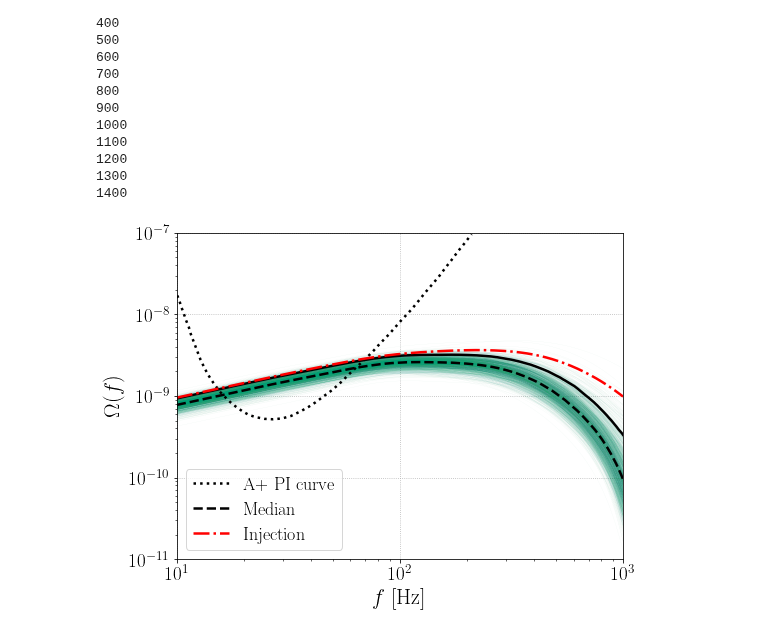
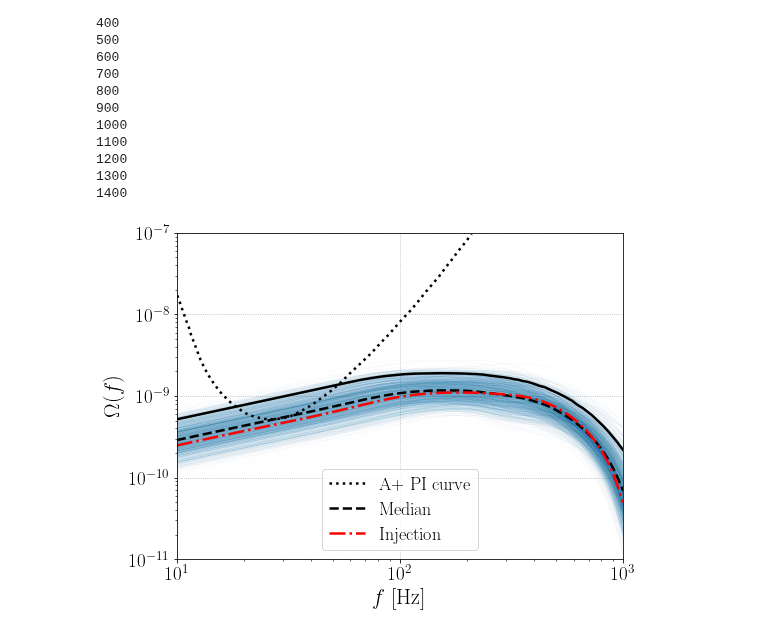
Before and after one commit to kevinturbang/bbh_gwb_time_delay_inference, a Jupyter notebook: figures/reproduce_figure_6.ipynb, the cells around one changed output. Cells and saved outputs as stored; diff of their text form; code cells hidden in the pictures.

```diff
--- a/figures/reproduce_figure_6.ipynb
+++ b/figures/reproduce_figure_6.ipynb
@@ -107,10 +113,10 @@ R_inj_det = R20_det*merger_rate_tmp/rate_02_tmp
 # %%
 for ii in range(nTraces):
-    plt.plot(zs,p_z_CBC_GWB_MD_O5_detectable[ii], rasterized=True, color=my_palette[2],lw=0.15,alpha=0.1)
-plt.plot(grid,np.quantile(p_z_CBC_GWB_MD_O5_detectable,0.05,axis=0), rasterized=True, color='k', lw=2.5, alpha=1)
-plt.plot(grid,np.quantile(p_z_CBC_GWB_MD_O5_detectable,0.95,axis=0), rasterized=True, color='k',lw=2.5, alpha=1)
-plt.plot(grid,np.median(p_z_CBC_GWB_MD_O5_detectable,axis=0), rasterized=True, color='k', ls='dashed', lw=2.5, alpha=1, label="Median")
-plt.plot(grid,R_inj_det, rasterized=True, color='r', ls='dashdot', lw=2.5, alpha=1, label="Injection")
+    plt.plot(zs,p_z_CBC_GWB_MD_O5_undetectable[ii], rasterized=True, color=my_palette[0],lw=0.15,alpha=0.1)
+plt.plot(grid,np.quantile(p_z_CBC_GWB_MD_O5_undetectable,0.05,axis=0), rasterized=True, color='k', lw=2.5, alpha=1)
+plt.plot(grid,np.quantile(p_z_CBC_GWB_MD_O5_undetectable,0.95,axis=0), rasterized=True, color='k',lw=2.5, alpha=1)
+plt.plot(grid,np.median(p_z_CBC_GWB_MD_O5_undetectable,axis=0), rasterized=True, color='k', ls='dashed', lw=2.5, alpha=1, label="Median")
+plt.plot(grid,R_inj_undet, rasterized=True, color='r', ls='dashdot', lw=2.5, alpha=1, label="Injection")
 plt.yscale("log")
 plt.xlabel("Redshift $z$", fontsize=22)
 plt.xlim(0,10)
@@ -120,5 +126,5 @@ plt.legend(fontsize = 18)
 plt.xticks(fontsize=19)
 plt.yticks(fontsize=19)
 plt.grid(visible=True, ls='dotted')
-plt.savefig("RateO5detectable.pdf",dpi=500,bbox_inches='tight')
+plt.savefig("RateO5undetectable.pdf",dpi=500,bbox_inches='tight')
 # %% [output]
@@ -137,17 +145,17 @@ freqs = np.arange(10,1000,1)
 # %%
-omega_array_det_MD = np.zeros(nTraces, dtype=np.ndarray)
+omega_array_undet_MD = np.zeros(nTraces, dtype=np.ndarray)
 for ii,ind in enumerate(random_indices):
     if ii%100==0:
         print(ii)
-    kappa = data_CBC_GWB_detectable_O5['posterior/kappa'][()][ii]
-    Zmax = data_CBC_GWB_detectable_O5['posterior/Zmax'][()][ii]
-    logRref = np.log10(data_CBC_GWB_detectable_O5['posterior/R_ref'][()][ii])
-    td_min = data_CBC_GWB_detectable_O5['posterior/td_min'][()][ii]
+    kappa = data_CBC_GWB_undetectable_O5['posterior/kappa'][()][mask_td_min_CBC_GWB_undetectable_O5][ii]
+    Zmax = data_CBC_GWB_undetectable_O5['posterior/Zmax'][()][mask_td_min_CBC_GWB_undetectable_O5][ii]
+    logRref = np.log10(data_CBC_GWB_undetectable_O5['posterior/R_ref'][()][mask_td_min_CBC_GWB_undetectable_O5][ii])
+    td_min = data_CBC_GWB_undetectable_O5['posterior/td_min'][()][mask_td_min_CBC_GWB_undetectable_O5][ii]
     merger_rate_tmp, rate_02_tmp = R_norm_MD(grid, Zmax, kappa, td_min)
     rate_tmp = jnp.interp(all_zs, zs, merger_rate_tmp)
-    omg.setProbs_plPeak(data_CBC_GWB_detectable_O5['posterior/mMin'][()][ii],data_CBC_GWB_detectable_O5['posterior/mMax'][()][ii],data_CBC_GWB_detectable_O5['posterior/alpha'][()][ii],data_CBC_GWB_detectable_O5['posterior/mu_m1'][()][ii],data_CBC_GWB_detectable_O5['posterior/sig_m1'][()][ii],10.**data_CBC_GWB_detectable_O5['posterior/log_f_peak'][()][ii],data_CBC_GWB_detectable_O5['posterior/bq'][()][ii], data_CBC_GWB_detectable_O5['posterior/R_ref'][()][ii], 10.**data_CBC_GWB_detectable_O5['posterior/log_dmMax'][()][ii],10.**data_CBC_GWB_detectable_O5['posterior/log_dmMin'][()][ii])
+    omg.setProbs_plPeak(data_CBC_GWB_undetectable_O5['posterior/mMin'][()][mask_td_min_CBC_GWB_undetectable_O5][ii],data_CBC_GWB_undetectable_O5['posterior/mMax'][()][mask_td_min_CBC_GWB_undetectable_O5][ii],data_CBC_GWB_undetectable_O5['posterior/alpha'][()][mask_td_min_CBC_GWB_undetectable_O5][ii],data_CBC_GWB_undetectable_O5['posterior/mu_m1'][()][mask_td_min_CBC_GWB_undetectable_O5][ii],data_CBC_GWB_undetectable_O5['posterior/sig_m1'][()][mask_td_min_CBC_GWB_undetectable_O5][ii],10.**data_CBC_GWB_undetectable_O5['posterior/log_f_peak'][()][mask_td_min_CBC_GWB_undetectable_O5][ii],data_CBC_GWB_undetectable_O5['posterior/bq'][()][mask_td_min_CBC_GWB_undetectable_O5][ii], data_CBC_GWB_undetectable_O5['posterior/R_ref'][()][mask_td_min_CBC_GWB_undetectable_O5][ii], 10.**data_CBC_GWB_undetectable_O5['posterior/log_dmMax'][()][ii],10.**data_CBC_GWB_undetectable_O5['posterior/log_dmMin'][()][mask_td_min_CBC_GWB_undetectable_O5][ii])
     Omega_f = omg.eval(rate_tmp, rate_02_tmp, freqs)
-    omega_array_det_MD[ii] = Omega_f
+    omega_array_undet_MD[ii] = Omega_f
 # %% [output]
 WARNING:absl:No GPU/TPU found, falling back to CPU. (Set TF_CPP_MIN_LOG_LEVEL=0 and rerun for more info.)
 0
@@ -166,12 +174,12 @@ WARNING:absl:No GPU/TPU found, falling back to CPU. (Set TF_CPP_MIN_LOG_LEVEL=0
 1300
 1400
 # %%
-p_omega_array_det_MD = np.zeros((nTraces,freqs.shape[0]))
+p_omega_array_undet_MD = np.zeros((nTraces,freqs.shape[0]))
 for ii in range(nTraces):
-    p_omega_array_det_MD[ii,:] = omega_array_det_MD[ii]
+    p_omega_array_undet_MD[ii,:] = omega_array_undet_MD[ii]
 # %%
-omega_f_det = np.load("../mock_gwb_O5/Omega_detectable_O5_MD.npy")
-freqs_file_det = np.load("../mock_gwb_O5/freqs_detectable_O5.npy")
+omega_f_undet = np.load("../mock_gwb_O5/Omega_undetectable_O5_MD.npy")
+freqs_file_undet = np.load("../mock_gwb_O5/freqs_undetectable_O5.npy")
 # %%
 freqs_PI_O5 = np.array([])
 omega_PI_O5 = np.array([])
@@ -185,19 +193,19 @@ with open('../input/O5_PI_curve.csv') as csv_file:
         line_count += 1
 # %%
 for ii in range(nTraces):
-    plt.loglog(freqs, omega_array_det_MD[ii], rasterized=True, color=my_palette[2],lw=0.15,alpha=0.1)
-plt.loglog(freqs,np.quantile(p_omega_array_det_MD,0.95,axis=0), rasterized=True, color='k',lw=2.5, alpha=1)
+    plt.loglog(freqs, omega_array_undet_MD[ii], rasterized=True, color=my_palette[0],lw=0.15,alpha=0.1)
+plt.loglog(freqs,np.quantile(p_omega_array_undet_MD,0.95,axis=0), rasterized=True, color='k',lw=2.5, alpha=1)
 plt.loglog(freqs_PI_O5, omega_PI_O5, ls='dotted', rasterized=True, c='k', lw=2.5, label="A+ PI curve")
-plt.loglog(freqs,np.median(p_omega_array_det_MD,axis=0), rasterized=True, color='k', ls='dashed', lw=2.5, alpha=1, label="Median")
-plt.loglog(freqs_file_det, omega_f_det, ls='dashdot', rasterized=True, c='r', lw=2.5, label="Injection")
+plt.loglog(freqs,np.median(p_omega_array_undet_MD,axis=0), rasterized=True, color='k', ls='dashed', lw=2.5, alpha=1, label="Median")
+plt.loglog(freqs_file_undet, omega_f_undet, ls='dashdot', rasterized=True, c='r', lw=2.5, label="Injection")
 plt.xlabel("$f$ [Hz]", fontsize=22)
 plt.ylim(1e-11,1e-7)
 plt.xlim(10,1000)
 plt.ylabel("$\Omega(f)$", fontsize=22)
 plt.legend(fontsize = 18)
 plt.xticks(fontsize=19)
 plt.yticks(fontsize=19)
 plt.grid(visible=True, ls='dotted')
-plt.savefig("OmegaO5detectable.pdf",dpi=500,bbox_inches='tight')
+plt.savefig("OmegaO5undetectable.pdf",dpi=500,bbox_inches='tight')
 # %% [output]
-[figure, old version]
+[figure, new version]
```
Also changed, not shown: parts of 9 cells of this notebook, 10 other files.
